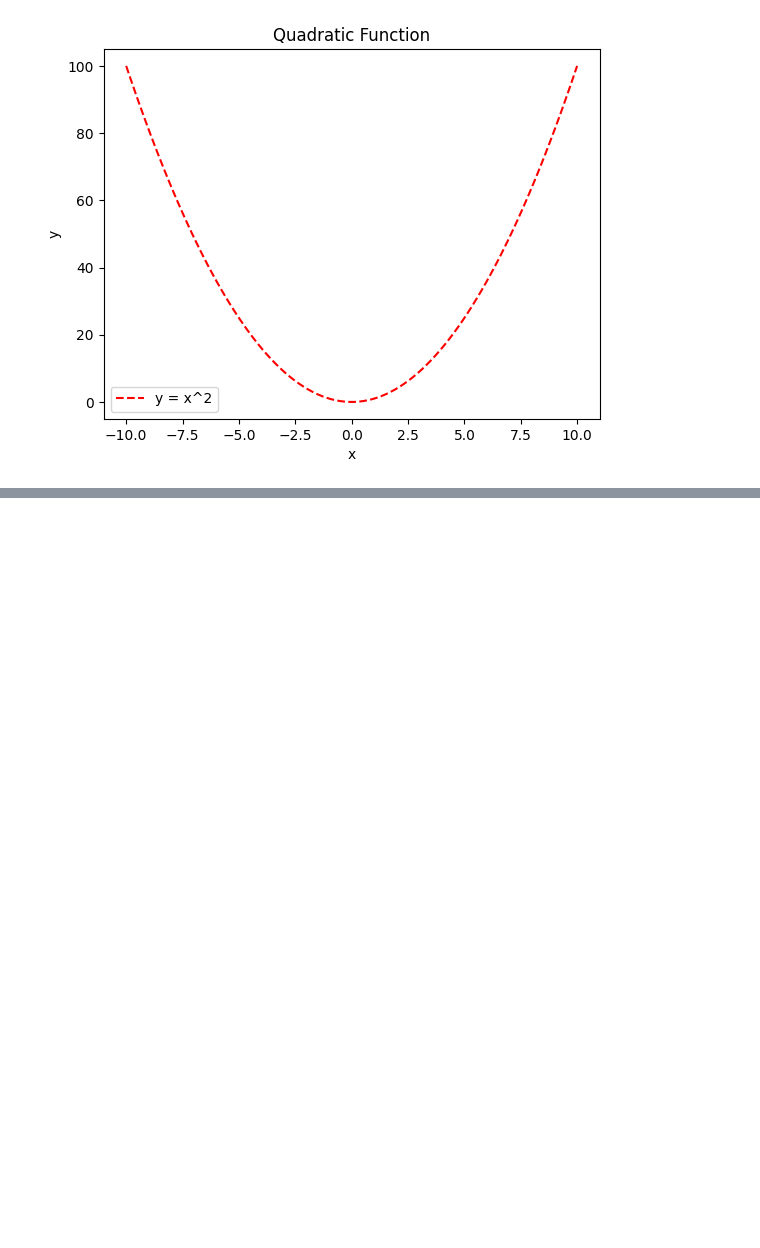
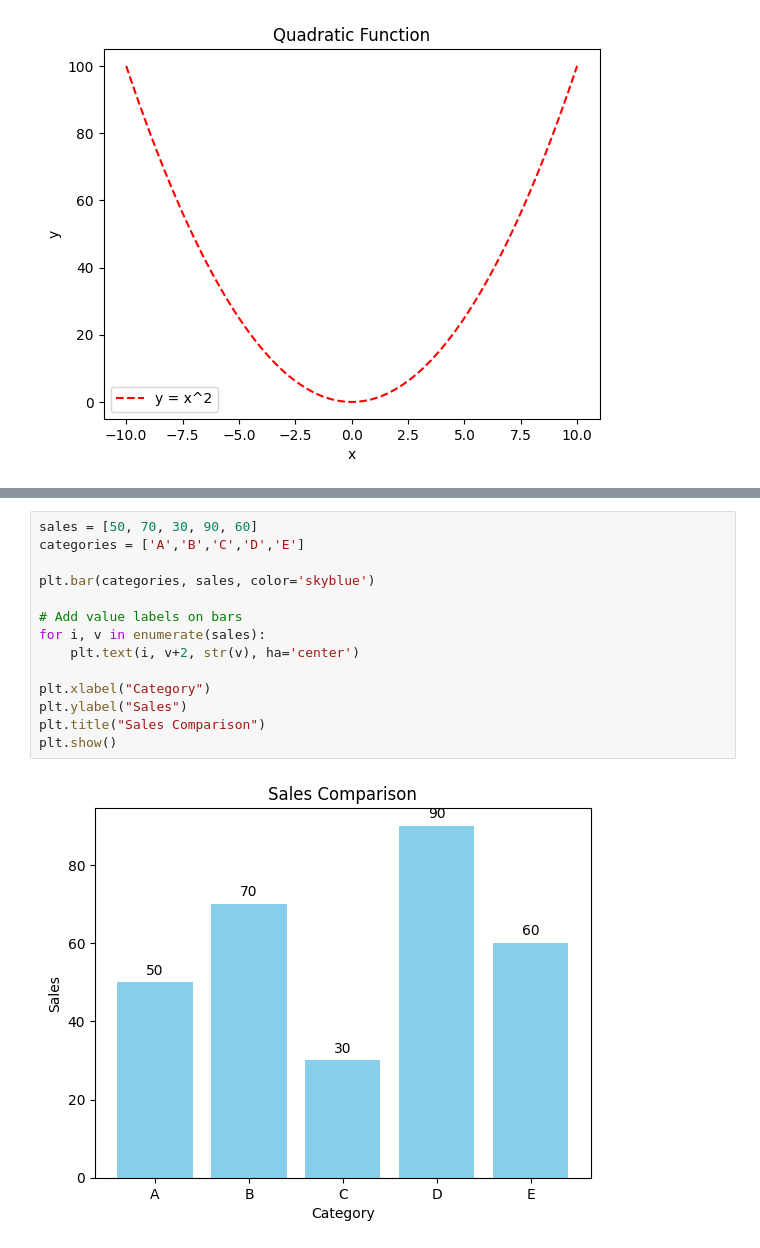
Before and after one commit to umer1730/Programming-for-AI, a Jupyter notebook: data_visualize.ipynb, the cells around one changed output, grey strips where cells are left out. Drawn from its saved outputs; the diff is of its cells as text; blank space fills up the shorter version.

Commit message:
barcharts with labels

```diff
--- a/data_visualize.ipynb
+++ b/data_visualize.ipynb
@@ -138,0 +162,16 @@ plt.legend()
+# %%
+sales = [50, 70, 30, 90, 60]
+categories = ['A','B','C','D','E']
+
+plt.bar(categories, sales, color='skyblue')
+
+# Add value labels on bars
+for i, v in enumerate(sales):
+    plt.text(i, v+2, str(v), ha='center')
+
+plt.xlabel("Category")
+plt.ylabel("Sales")
+plt.title("Sales Comparison")
+plt.show()
+# %% [output]
+[figure, added]
```
Also changed, not shown: parts of 1 cell of this notebook.
